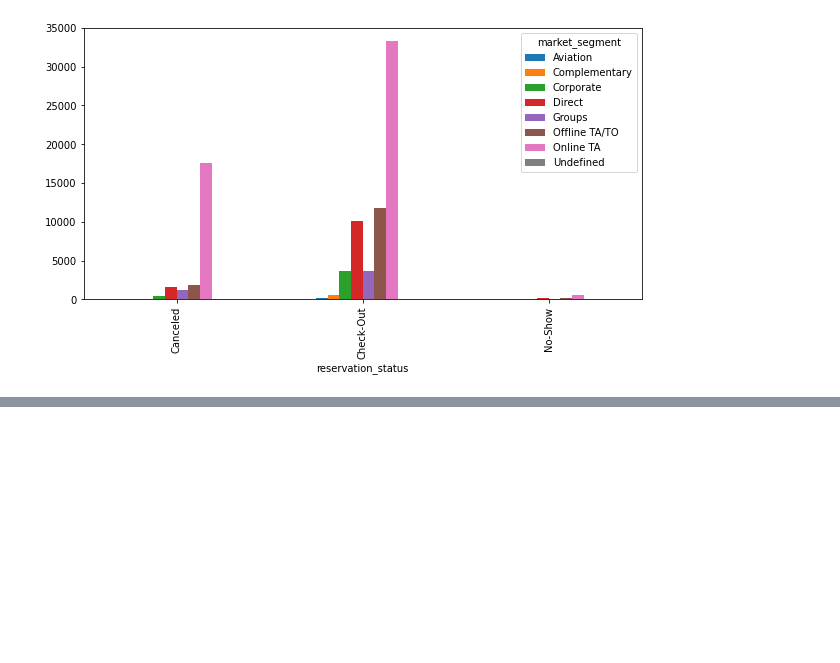
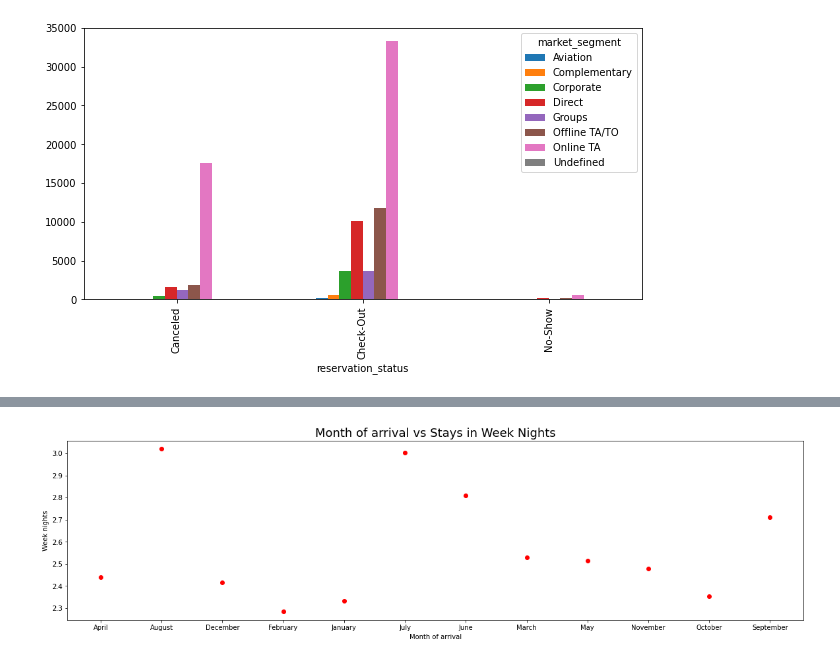
Before and after one commit to shivamm007/EDA---Hotel_Bookings, a Jupyter notebook: Hotel_Booking_Analysis_Capstone_Project_1.ipynb, the cells around one changed output, grey strips where cells are left out. Saved outputs shown, nothing was run; the diff lists cells and outputs as text; code cells hidden in the pictures; blank space fills up the shorter version.

```diff
--- a/Hotel_Booking_Analysis_Capstone_Project_1.ipynb
+++ b/Hotel_Booking_Analysis_Capstone_Project_1.ipynb
@@ -391,0 +392,9 @@ plt.show()
+# %%
+plt.figure(figsize=(20,5))
+plt.plot(b,'ro',color='red')
+plt.title('Month of arrival vs Stays in Week Nights',fontsize=18)
+plt.xlabel('Month of arrival')
+plt.ylabel('Week nights')
+plt.show()
+# %% [output]
+[figure, added]
```
Also changed, not shown: parts of 7 cells of this notebook.
